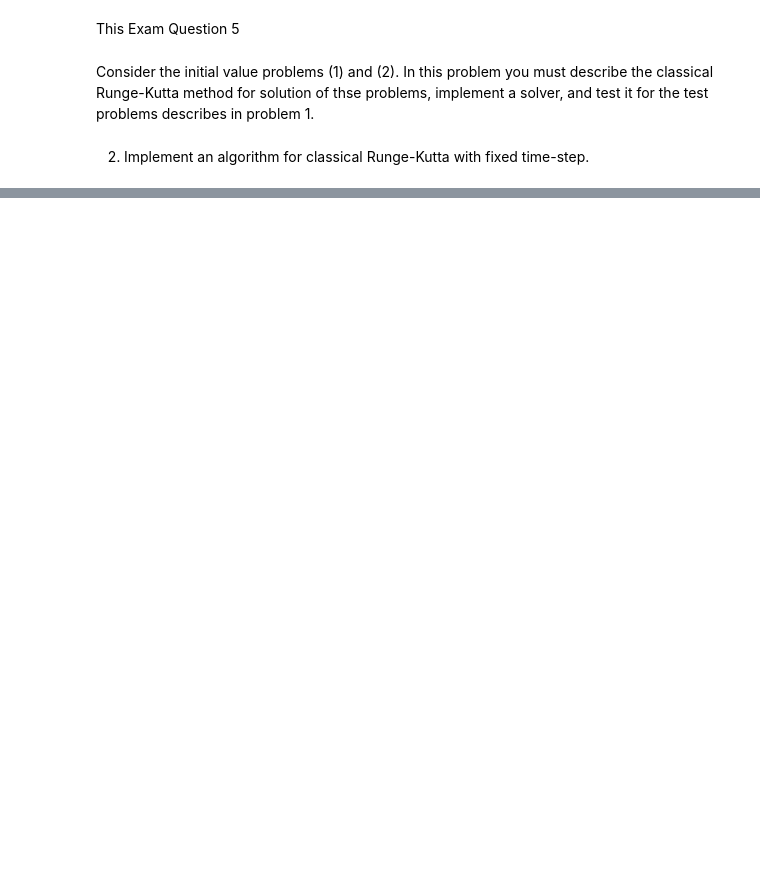
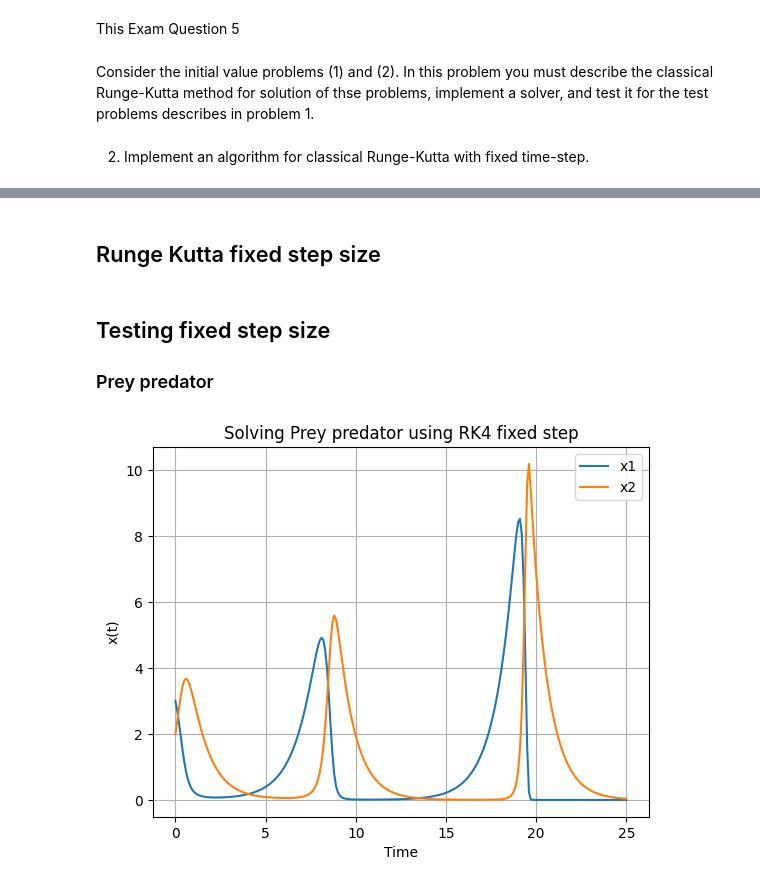
Before and after one commit to EstherCon0/SciComDiff, a Jupyter notebook: Exam_5.ipynb, the cells around one changed output, grey strips where cells are left out. Saved outputs shown, nothing was run; the diff lists cells and outputs as text; code cells hidden in the pictures; blank space fills up the shorter version.

Commit message:
Fixed step size done and tested on all test problem (not PFR tho)

```diff
--- a/Exam_5.ipynb
+++ b/Exam_5.ipynb
@@ -12,0 +87,2 @@ import matplotlib.pyplot as plt
+# %% [markdown]
+## Runge Kutta fixed step size
@@ -12,0 +132,37 @@ import matplotlib.pyplot as plt
+# %% [markdown]
+## Testing fixed step size
+### Prey predator
+# %%
+# Butcher tableau for classic RK4
+A = np.array([
+    [0,   0,   0, 0],
+    [0.5, 0,   0, 0],
+    [0,   0.5, 0, 0],
+    [0,   0,   1, 0]
+])
+b = np.array([1/6, 1/3, 1/3, 1/6])
+c = np.array([0, 0.5, 0.5, 1.0])
+
+# Initial conditions and settings
+t0 = 0
+x0 = [1.0,1.0]
+h = 0.1
+N = 250
+a_pred, b_prey = 1.0, 1.0
+x0_pp = [3.0, 2.0]
+
+# Run the solver
+Tout, Xout = RungeKuttaFixedStep(PreyPredator, t0, x0_pp, h, N, A, b, c,a_pred,b_prey)
+
+# Plot the result
+plt.plot(Tout, Xout[:, 0], label='x1')
+plt.plot(Tout, Xout[:, 1], label='x2')
+#plt.plot(Tout, np.exp(-Tout), 'k--', label='Exact solution')
+plt.xlabel('Time')
+plt.ylabel('x(t)')
+plt.title('Solving Prey predator using RK4 fixed step')
+plt.legend()
+plt.grid()
+plt.show()
+# %% [output]
+[figure, added]
```
Also changed, not shown: parts of 12 cells of this notebook.
